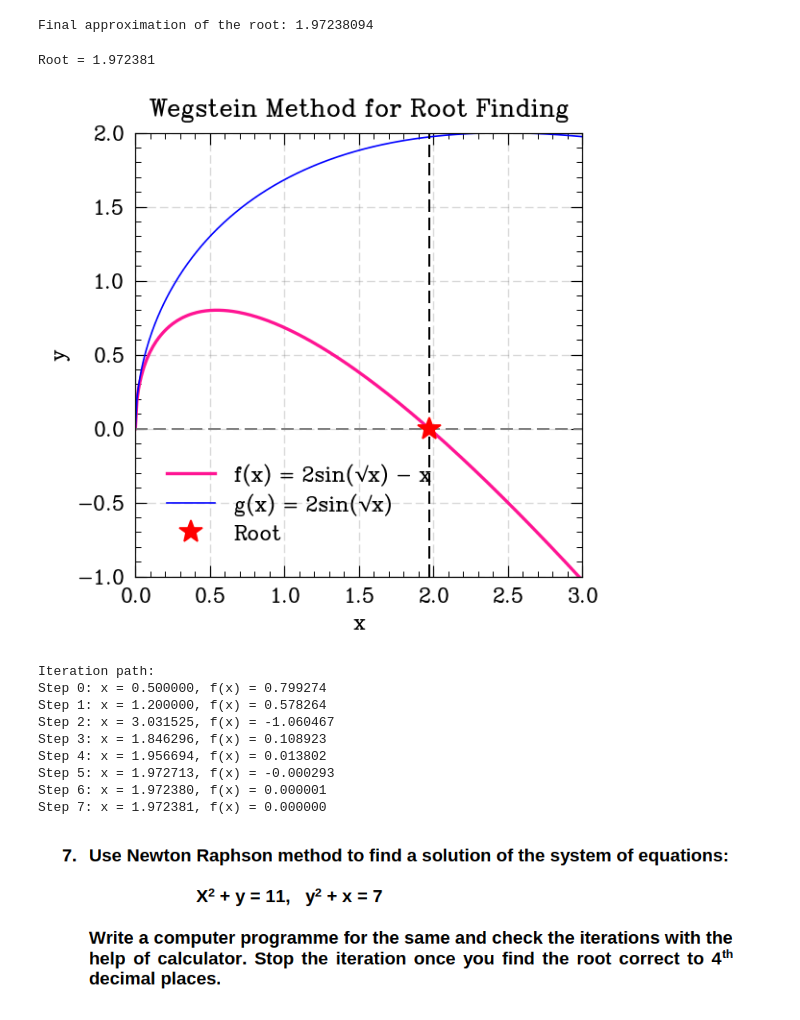
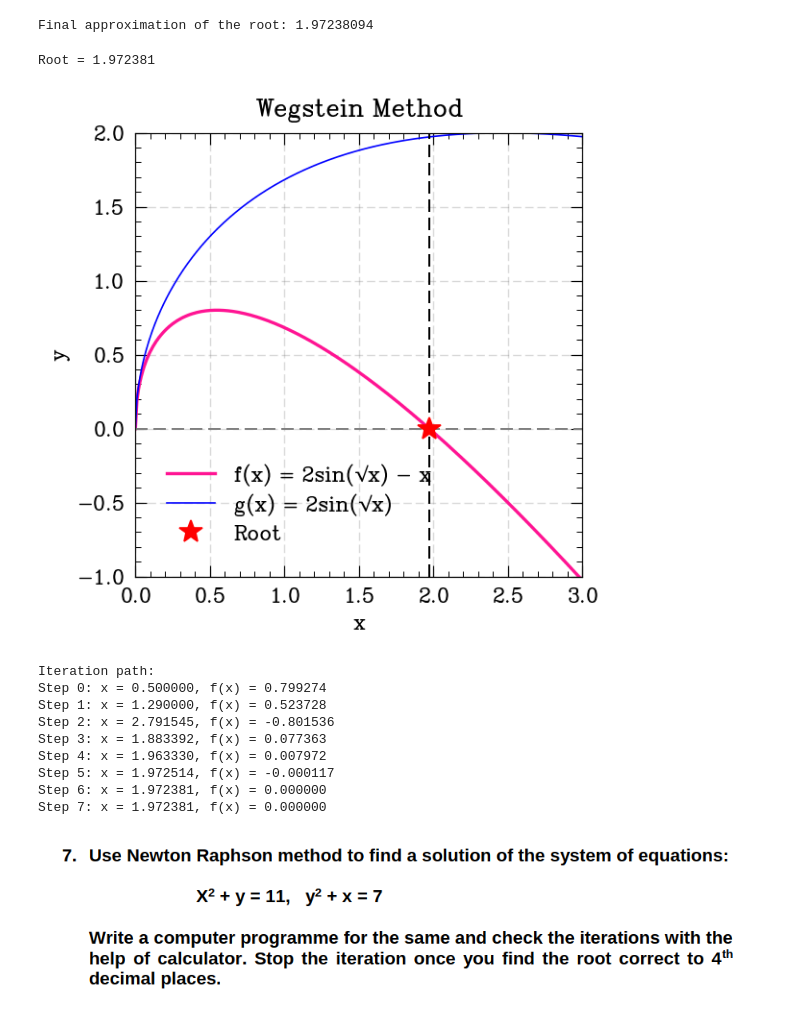
Before and after one commit to catastropiyush/coursework-notebooks, a Jupyter notebook: Numerical_methods_assignment_1_Piyush.ipynb, the cells around one changed output. Saved outputs shown, nothing was run; the diff lists cells and outputs as text; code cells hidden in the pictures.

```diff
--- a/Numerical_methods_assignment_1_Piyush.ipynb
+++ b/Numerical_methods_assignment_1_Piyush.ipynb
@@ -529,7 +530,7 @@ def wegstein(g, x0, x1, tol=1e-6, max_iter=100):
             path.append(x2)
             return x2, path
         s = (x2 - g(x0)) / (x1 - x0)
-        if s == 1:
+        if s == 1:           #slope is parallel,no convergence
             x_next = x2
         else:
             x_next = (x2 - s*x1) / (1 - s)
@@ -537,46 +538,46 @@ def wegstein(g, x0, x1, tol=1e-6, max_iter=100):
         x0, x1 = x1, x_next
     raise ValueError("Method did not converge")
 
-x0, x1 = 0.5, 1.2
+x0, x1 = 0.5, 1.29
 
 root, path = wegstein(g, x0, x1)
 print(f"Root = {root:.6f}")
 
 x = np.linspace(0, 3, 300)
 y = f(x)
 
 plt.figure(figsize=(5,5))
 plt.plot(x, y, label='f(x) = 2sin(√x) - x', color='deeppink', linewidth=2)
 plt.plot(x, g(x), label='g(x) = 2sin(√x)', color='blue', linewidth=1)
 plt.axhline(y=0, color='grey', linestyle='--')
 plt.axvline(x=root, color='black', linestyle='--')
 plt.plot(root, 0, 'r*', markersize=15, label='Root')
 
 plt.xlabel('x')
 plt.ylabel('y')
-plt.title('Wegstein Method for Root Finding')
+plt.title('Wegstein Method')
 plt.legend()
 plt.grid(True, alpha=0.3)
 plt.xlim(0, 3)
 plt.ylim(-1, 2)
 
 plt.show()
 
 # Print iteration path
 print("\nIteration path:")
 for i, xi in enumerate(path):
     print(f"Step {i}: x = {xi:.6f}, f(x) = {f(xi):.6f}")
 # %% [output]
 Root = 1.972381
-[figure, old version]
+[figure, new version]
 Iteration path:
 Step 0: x = 0.500000, f(x) = 0.799274
-Step 1: x = 1.200000, f(x) = 0.578264
-Step 2: x = 3.031525, f(x) = -1.060467
-Step 3: x = 1.846296, f(x) = 0.108923
-Step 4: x = 1.956694, f(x) = 0.013802
-Step 5: x = 1.972713, f(x) = -0.000293
-Step 6: x = 1.972380, f(x) = 0.000001
+Step 1: x = 1.290000, f(x) = 0.523728
+Step 2: x = 2.791545, f(x) = -0.801536
+Step 3: x = 1.883392, f(x) = 0.077363
+Step 4: x = 1.963330, f(x) = 0.007972
+Step 5: x = 1.972514, f(x) = -0.000117
+Step 6: x = 1.972381, f(x) = 0.000000
 Step 7: x = 1.972381, f(x) = 0.000000
 # %% [markdown]
 ![image.png](embedded-picture-1)
```
Also changed, not shown: parts of 20 cells of this notebook.
